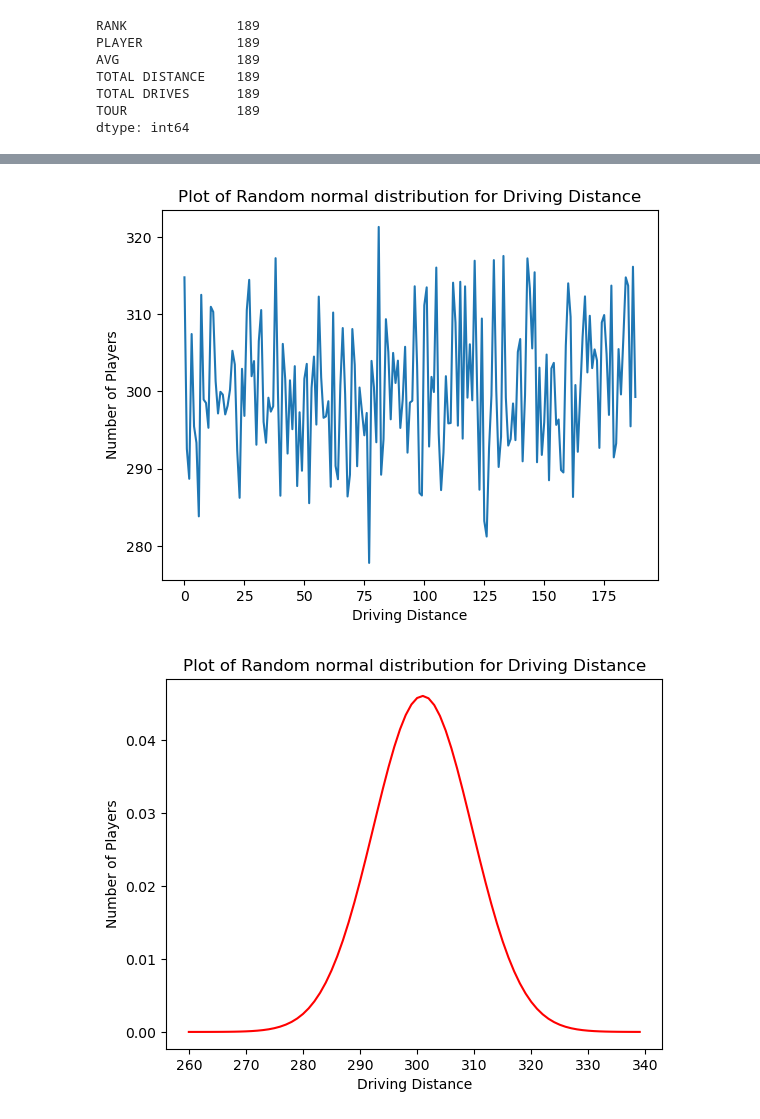
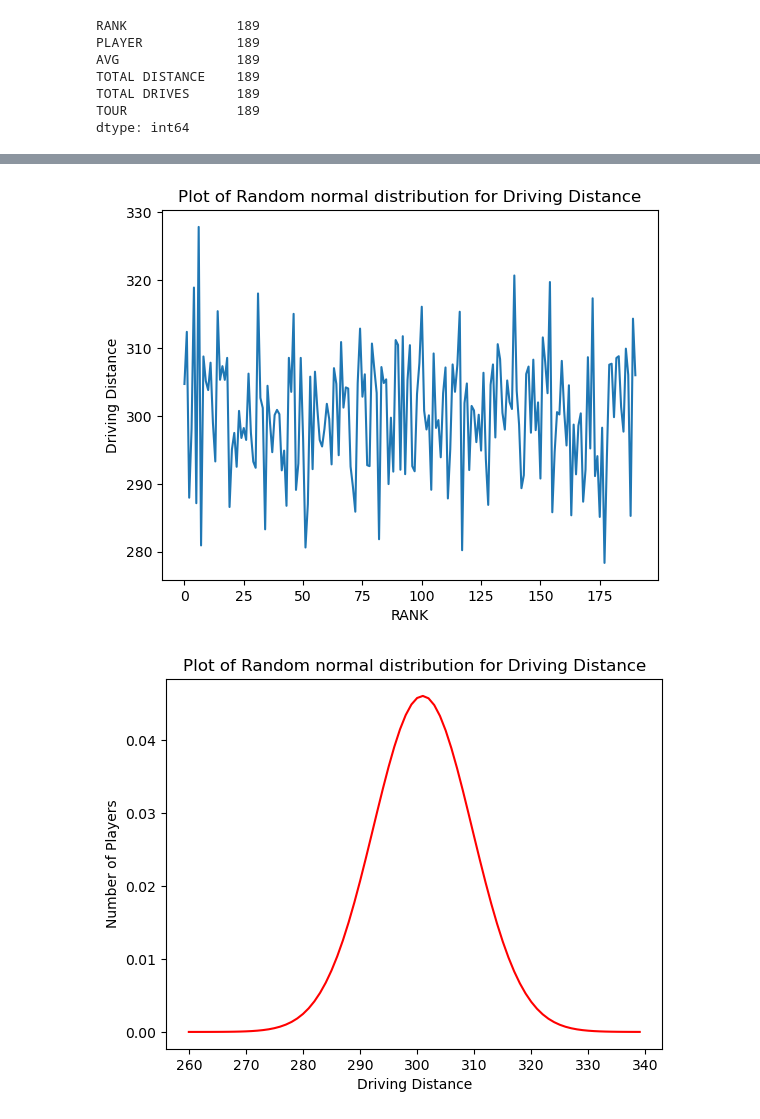
Before and after one commit to mickalleny2k/PfDA_Assignment, a Jupyter notebook: PfDA_Assignment.ipynb, the cells around one changed output, grey strips where cells are left out. Cells and saved outputs as stored; diff of their text form; code cells hidden in the pictures.

Commit message:
Driving column, Best-Fit, Data Types, linspace

```diff
--- a/PfDA_Assignment.ipynb
+++ b/PfDA_Assignment.ipynb
@@ -1411,17 +1424,17 @@ plt.show()
 # %%
 #plt.plot(np.random.default_rng().normal(mu, sigma, 189))
 fig, ax = plt.subplots(1, 1)
-ax.plot(np.random.default_rng().normal(mu, sigma, 189))
+ax.plot(np.random.default_rng().normal(mu, sigma, 191))
 
 # Set title
 ax.set_title("Plot of Random normal distribution for Driving Distance")
 
 # adding labels
-ax.set_xlabel('Driving Distance')
-ax.set_ylabel('Number of Players')
+ax.set_xlabel('RANK')
+ax.set_ylabel('Driving Distance')
 plt.show()
 # %% [output]
-[figure, old version]
+[figure, new version]
 # %%
 colour="red"
 # Plot between -10 and 10 with .001 steps.
```
Also changed, not shown: parts of 213 cells of this notebook.
